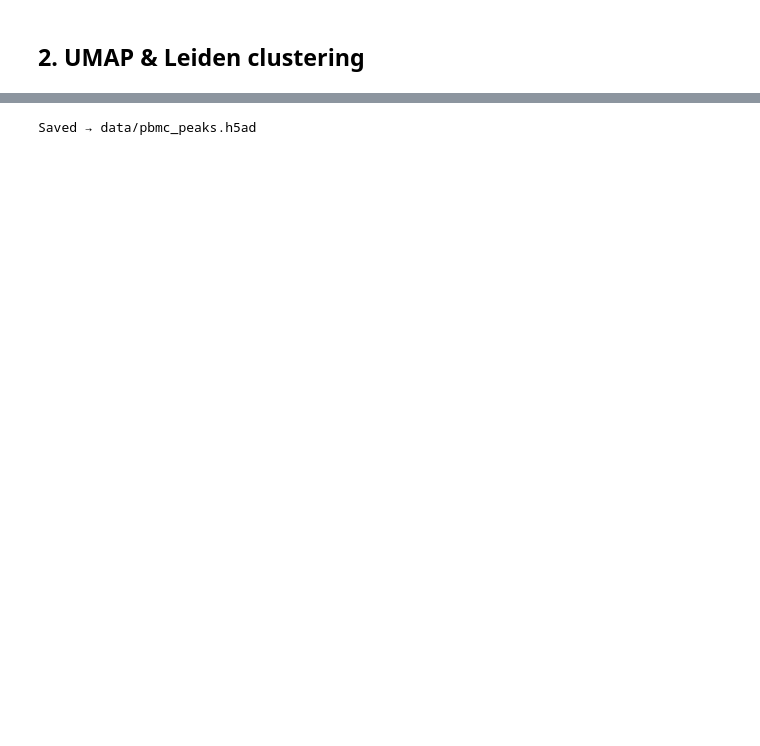
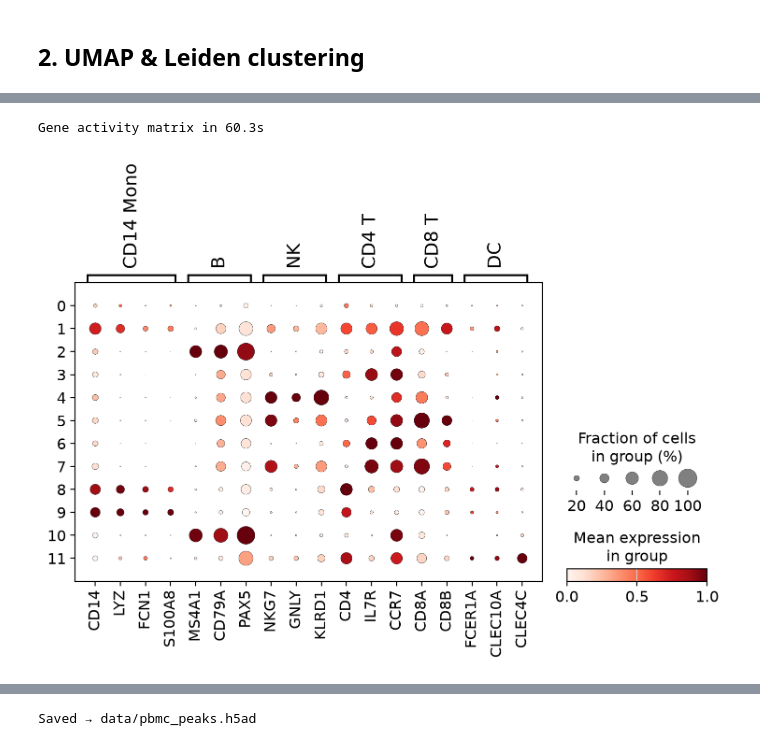
Before and after one commit to Soldatov-Lab/gatac-notebooks, a Jupyter notebook: 02_embedding_peak_calling.ipynb, the cells around one changed output, grey strips where cells are left out. Cells and saved outputs as stored; diff of their text form; code cells hidden in the pictures; blank space fills up the shorter version.

```diff
--- a/02_embedding_peak_calling.ipynb
+++ b/02_embedding_peak_calling.ipynb
@@ -46,0 +57,26 @@ sc.pl.umap(adata, color="leiden",
+# %%
+import pandas as pd
+
+MARKERS = {
+    "CD14 Mono": ["CD14", "LYZ", "FCN1", "S100A8"],
+    "B": ["MS4A1", "CD79A", "PAX5"],
+    "NK": ["NKG7", "GNLY", "KLRD1"],
+    "CD4 T": ["CD4", "IL7R", "CCR7"],
+    "CD8 T": ["CD8A", "CD8B"],
+    "DC": ["FCER1A", "CLEC10A", "CLEC4C"],
+}
+
+# Every cell kept by the QC of notebook 01 has at least 1,500 unique fragments
+t0 = time.perf_counter()
+gene_adata = ga.pp.make_gene_matrix(
+    "data/pbmc_fragments.parquet",
+    "data/gencode.v44.primary_assembly.annotation.gtf.gz",
+    min_fragments_per_cell=1000,
+)[adata.obs_names].copy()
+print(f"Gene activity matrix in {time.perf_counter() - t0:.1f}s")
+
+sc.pp.normalize_total(gene_adata, target_sum=1e4)
+sc.pp.log1p(gene_adata)
+gene_adata.obs["leiden"] = adata.obs["leiden"].values
+sc.pl.dotplot(gene_adata, MARKERS, groupby="leiden", standard_scale="var")
+# %% [output]
@@ -46,0 +93,2 @@ sc.pl.umap(adata, color="leiden",
+Gene activity matrix in 60.3s
+[figure, added]
```
Also changed, not shown: parts of 17 cells of this notebook.
